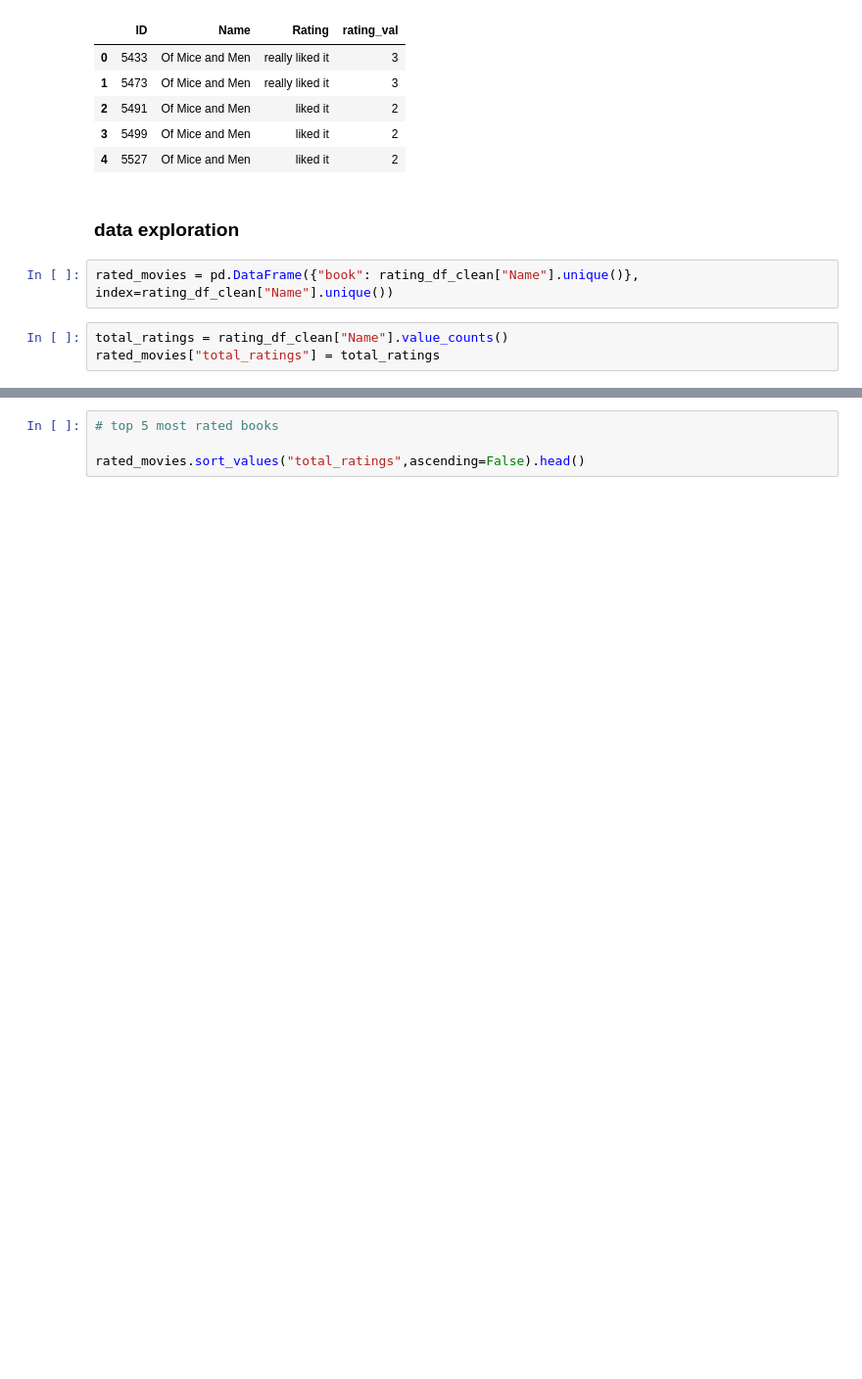
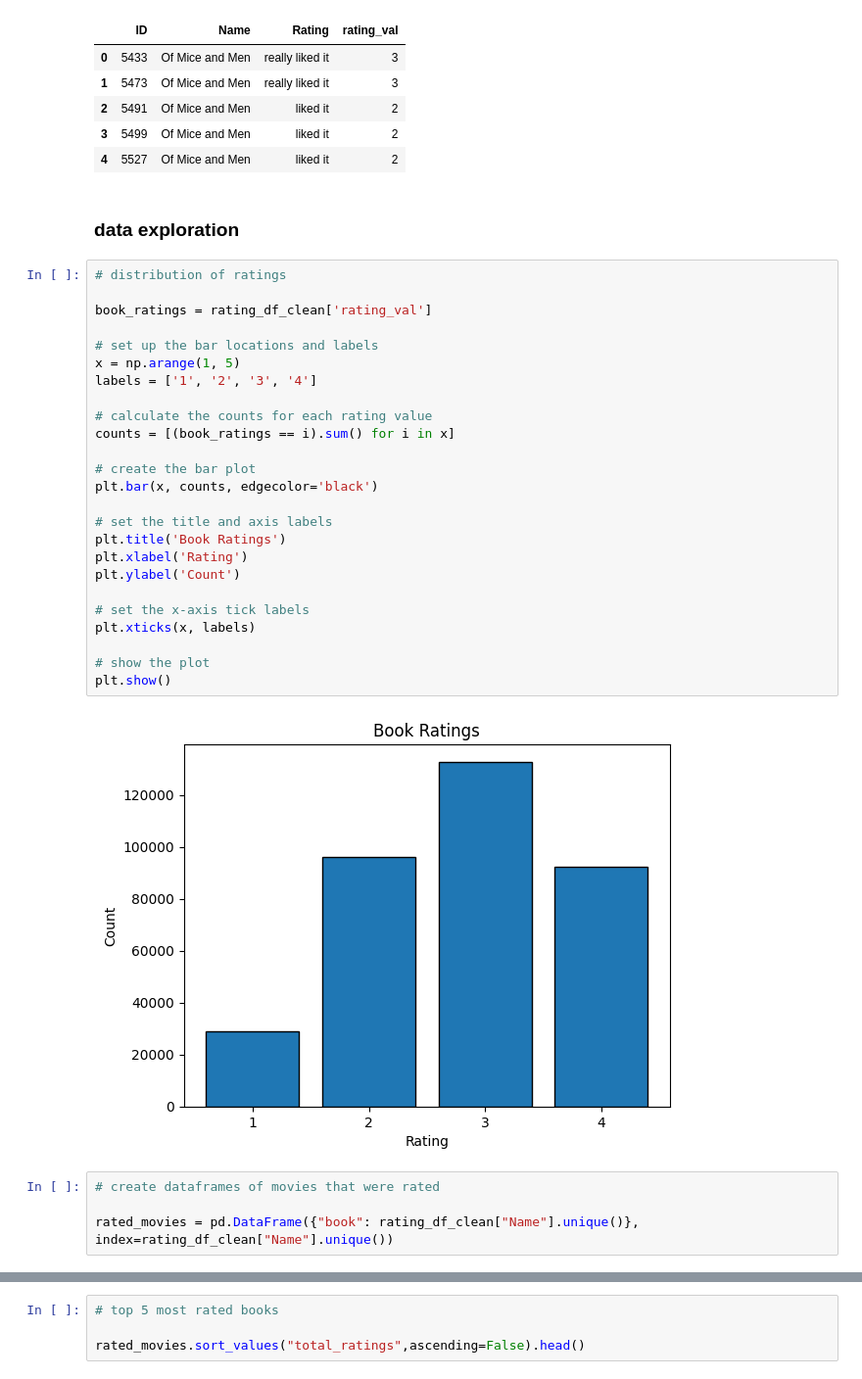
Before and after one commit to fdemacedof/book_recommendation, a Jupyter notebook: books_recommender.ipynb, the cells around one changed output, grey strips where cells are left out. Shown: that part at 98% size. Saved outputs shown, nothing was run; the diff lists cells and outputs as text; blank space fills up the shorter version.

```diff
--- a/books_recommender.ipynb
+++ b/books_recommender.ipynb
@@ -115,8 +116,34 @@ rating_df_clean.head()
 | 4 | 5527 | Of Mice and Men | liked it | 2 |
 # %% [markdown]
 ### data exploration
+# %%
+# distribution of ratings
+
+book_ratings = rating_df_clean['rating_val']
+
+# set up the bar locations and labels
+x = np.arange(1, 5)
+labels = ['1', '2', '3', '4']
+
+# calculate the counts for each rating value
+counts = [(book_ratings == i).sum() for i in x]
+
+# create the bar plot
+plt.bar(x, counts, edgecolor='black')
+
+# set the title and axis labels
+plt.title('Book Ratings')
+plt.xlabel('Rating')
+plt.ylabel('Count')
+
+# set the x-axis tick labels
+plt.xticks(x, labels)
+
+# show the plot
+plt.show()
+# %% [output]
+[figure, added]
 # %%
+# create dataframes of movies that were rated
+
 rated_movies = pd.DataFrame({"book": rating_df_clean["Name"].unique()}, index=rating_df_clean["Name"].unique())
-# %%
-total_ratings = rating_df_clean["Name"].value_counts()
-rated_movies["total_ratings"] = total_ratings
```
Also changed, not shown: parts of 8 cells of this notebook.
